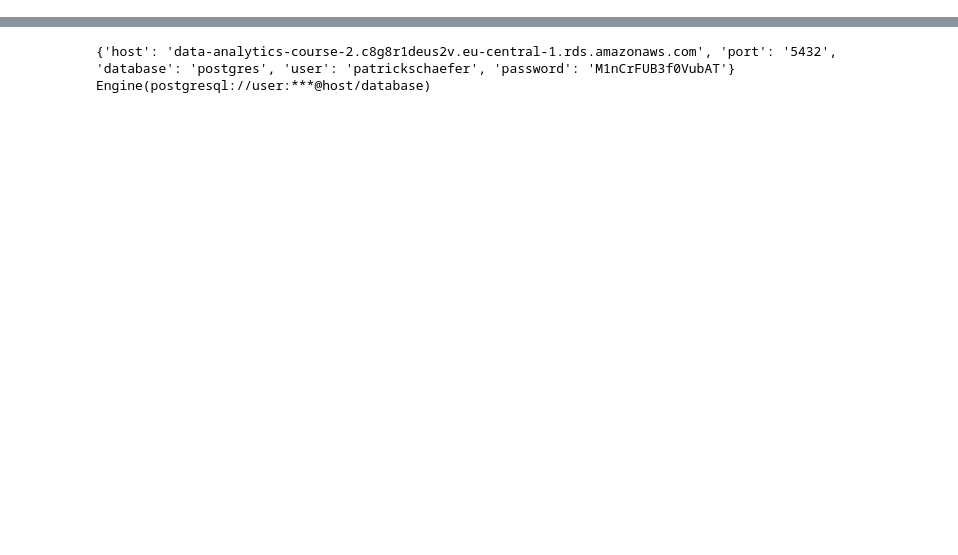
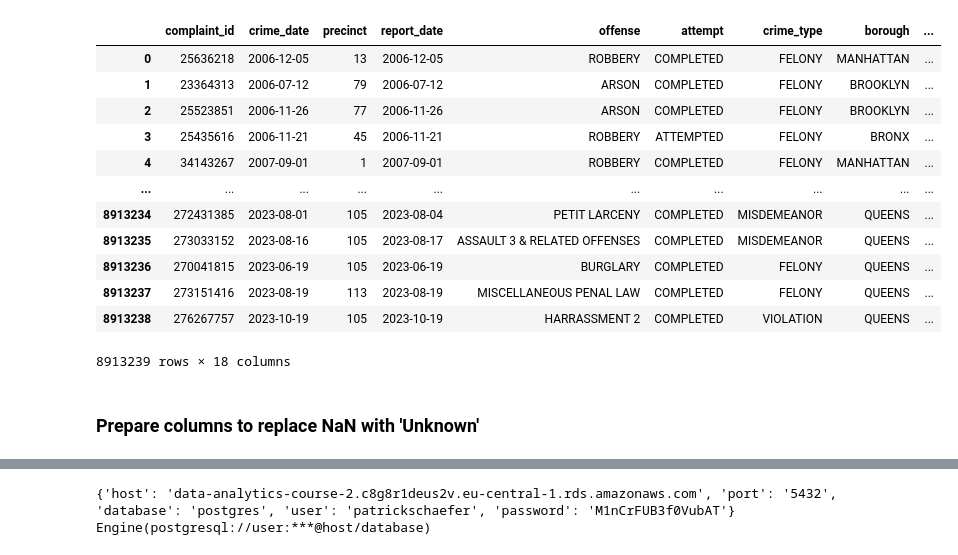
Before and after one commit to Jeff-Brady/crime_nerds, a Jupyter notebook: Crime_Data.ipynb, the cells around one changed output, grey strips where cells are left out. Cells and saved outputs as stored; diff of their text form; code cells hidden in the pictures; blank space fills up the shorter version.

Commit message:
crime data final

```diff
--- a/Crime_Data.ipynb
+++ b/Crime_Data.ipynb
@@ -19,0 +101,2 @@ crime_frame = pd.read_csv(csv_file_path)
+# %%
+crime_frame.replace('(null)', 'Unknown', inplace=True)
@@ -19,0 +126,7 @@ crime_frame = pd.read_csv(csv_file_path)
+# %%
+crime_frame.dropna(subset=[ 'cmplnt_fr_dt',
+                            'latitude',
+                            'longitude',
+                            'addr_pct_cd'], inplace=True)
+
+crime_frame.reset_index(inplace=True, drop=True)
@@ -19,0 +135,2 @@ crime_frame = pd.read_csv(csv_file_path)
+# %%
+crime_frame.addr_pct_cd = crime_frame.addr_pct_cd.astype(int)
@@ -19,0 +139,25 @@ crime_frame = pd.read_csv(csv_file_path)
+# %%
+# Create dictionary of columns to be used
+column_dict = {
+                'cmplnt_num': 'complaint_id',
+                'rpt_dt': 'report_date',
+                'ofns_desc': 'offense',
+                'law_cat_cd': 'crime_type',
+                'boro_nm': 'borough',
+                'prem_typ_desc': 'incident_location',
+                'juris_desc': 'jurisdiction',
+                'susp_age_group': 'sus_age_group',
+                'susp_race': 'sus_race',
+                'susp_sex': 'sus_sex',
+                'latitude': 'latitude',
+                'longitude': 'longitude',
+                'vic_age_group': 'vic_age_group',
+                'vic_race': 'vic_race',
+                'vic_sex': 'vic_sex',
+                'addr_pct_cd': 'precinct',
+                'crm_atpt_cptd_cd':'attempt',
+                'cmplnt_fr_dt':'crime_date',
+}
+
+# Rename columns according to column_dict
+crime_frame.rename(column_dict, axis=1, inplace=True)
@@ -19,0 +211,18 @@ crime_frame = pd.read_csv(csv_file_path)
+# %%
+crime_frame.fillna('Unknown')
+# %% [output]
+|  | complaint_id | crime_date | precinct | report_date | offense | attempt | crime_type | borough | ... |
+| 0 | 25636218 | 2006-12-05 | 13 | 2006-12-05 | ROBBERY | COMPLETED | FELONY | MANHATTAN | ... |
+| 1 | 23364313 | 2006-07-12 | 79 | 2006-07-12 | ARSON | COMPLETED | FELONY | BROOKLYN | ... |
+| 2 | 25523851 | 2006-11-26 | 77 | 2006-11-26 | ARSON | COMPLETED | FELONY | BROOKLYN | ... |
+| 3 | 25435616 | 2006-11-21 | 45 | 2006-11-21 | ROBBERY | ATTEMPTED | FELONY | BRONX | ... |
+| 4 | 34143267 | 2007-09-01 | 1 | 2007-09-01 | ROBBERY | COMPLETED | FELONY | MANHATTAN | ... |
+| ... | ... | ... | ... | ... | ... | ... | ... | ... | ... |
+| 8913234 | 272431385 | 2023-08-01 | 105 | 2023-08-04 | PETIT LARCENY | COMPLETED | MISDEMEANOR | QUEENS | ... |
+| 8913235 | 273033152 | 2023-08-16 | 105 | 2023-08-17 | ASSAULT 3 & RELATED OFFENSES | COMPLETED | MISDEMEANOR | QUEENS | ... |
+| 8913236 | 270041815 | 2023-06-19 | 105 | 2023-06-19 | BURGLARY | COMPLETED | FELONY | QUEENS | ... |
+| 8913237 | 273151416 | 2023-08-19 | 113 | 2023-08-19 | MISCELLANEOUS PENAL LAW | COMPLETED | FELONY | QUEENS | ... |
+| 8913238 | 276267757 | 2023-10-19 | 105 | 2023-10-19 | HARRASSMENT 2 | COMPLETED | VIOLATION | QUEENS | ... |
+8913239 rows × 18 columns
+# %% [markdown]
+### **Prepare columns to replace NaN with 'Unknown'**
```
Also changed, not shown: parts of 103 cells of this notebook, 2 other files.
